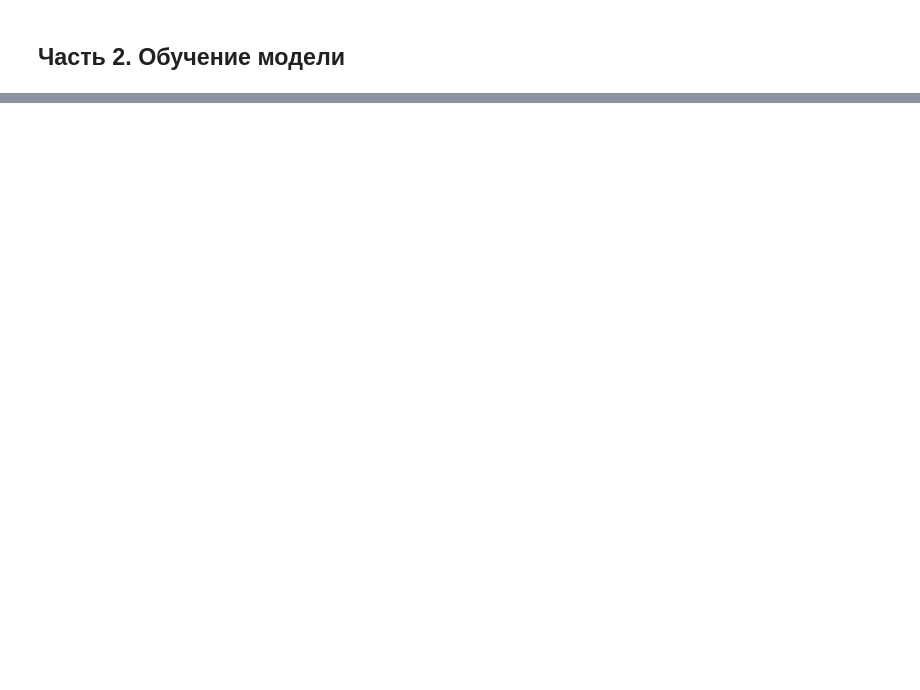
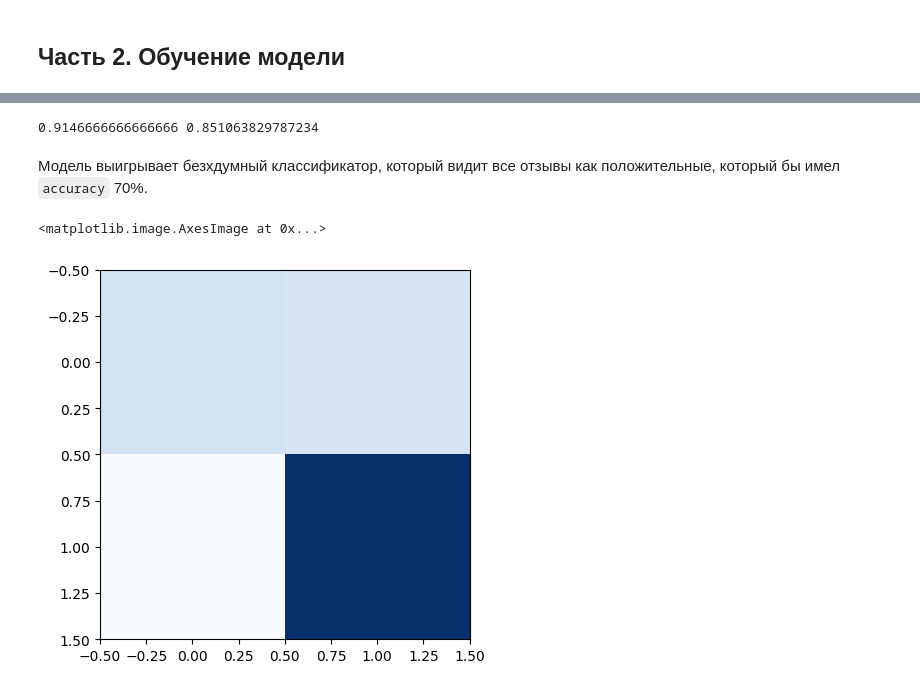
Before and after one commit to SIrRob525/Labs, a Jupyter notebook: Lab4/lab4.ipynb, the cells around one changed output, grey strips where cells are left out. Drawn from its saved outputs; the diff is of its cells as text; code cells hidden in the pictures; blank space fills up the shorter version.

```diff
--- a/Lab4/lab4.ipynb
+++ b/Lab4/lab4.ipynb
@@ -86,0 +292,5 @@ df.sample(20)
+# %%
+max_features = 5000
+transformer = TfidfVectorizer(max_features=max_features, analyzer="char", ngram_range=(3, 5))
+data_vectorized = transformer.fit_transform(df.loc[:, "review"]).todense()
+data_vectorized
@@ -86,0 +311,30 @@ df.sample(20)
+# %%
+from sklearn.ensemble import GradientBoostingClassifier
+from sklearn.model_selection import train_test_split
+from sklearn.metrics import accuracy_score
+
+gb = GradientBoostingClassifier(n_estimators=50, max_depth=2)
+
+X_train, X_test, y_train, y_test = train_test_split(data_vectorized, (df.loc[:, "status"].to_numpy() == "good").astype("int"), test_size=0.2, random_state=420)
+
+gb.fit(np.asarray(X_train), y_train)
+y_pred = gb.predict(np.asarray(X_test))
+y_train_pred = gb.predict(np.asarray(X_train))
+
+print(accuracy_score(y_train_pred, y_train), accuracy_score(y_test, y_pred))
+# %% [output]
+0.9146666666666666 0.851063829787234
+# %% [markdown]
+Модель выигрывает безхдумный классификатор, который видит все отзывы как положительные, который бы имел `accuracy` 70%.
+# %%
+from sklearn.metrics import confusion_matrix
+
+cnf_matrix = confusion_matrix(y_test,y_pred)
+group_names = ['TN','FP','FN','TP']
+group_counts = ["{0:0.0f}".format(value) for value in cnf_matrix.flatten()]
+labels = [f"{v1}\n{v2}" for v1, v2 in zip(group_names,group_counts)]
+labels = np.asarray(labels).reshape(2,2)
+plt.imshow(cnf_matrix, cmap='Blues')
+# %% [output]
+<matplotlib.image.AxesImage at 0x...>
+[figure, added]
```
Also changed, not shown: parts of 27 cells of this notebook, 2 other files.
